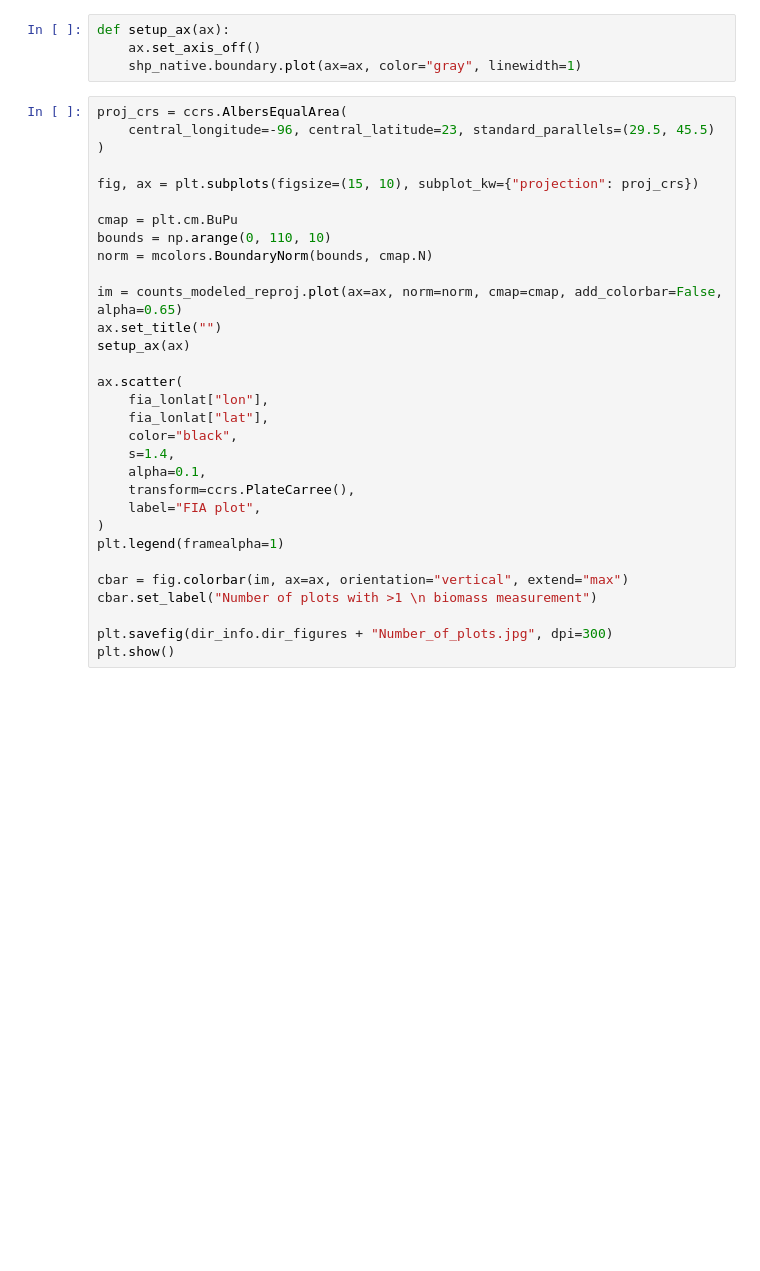
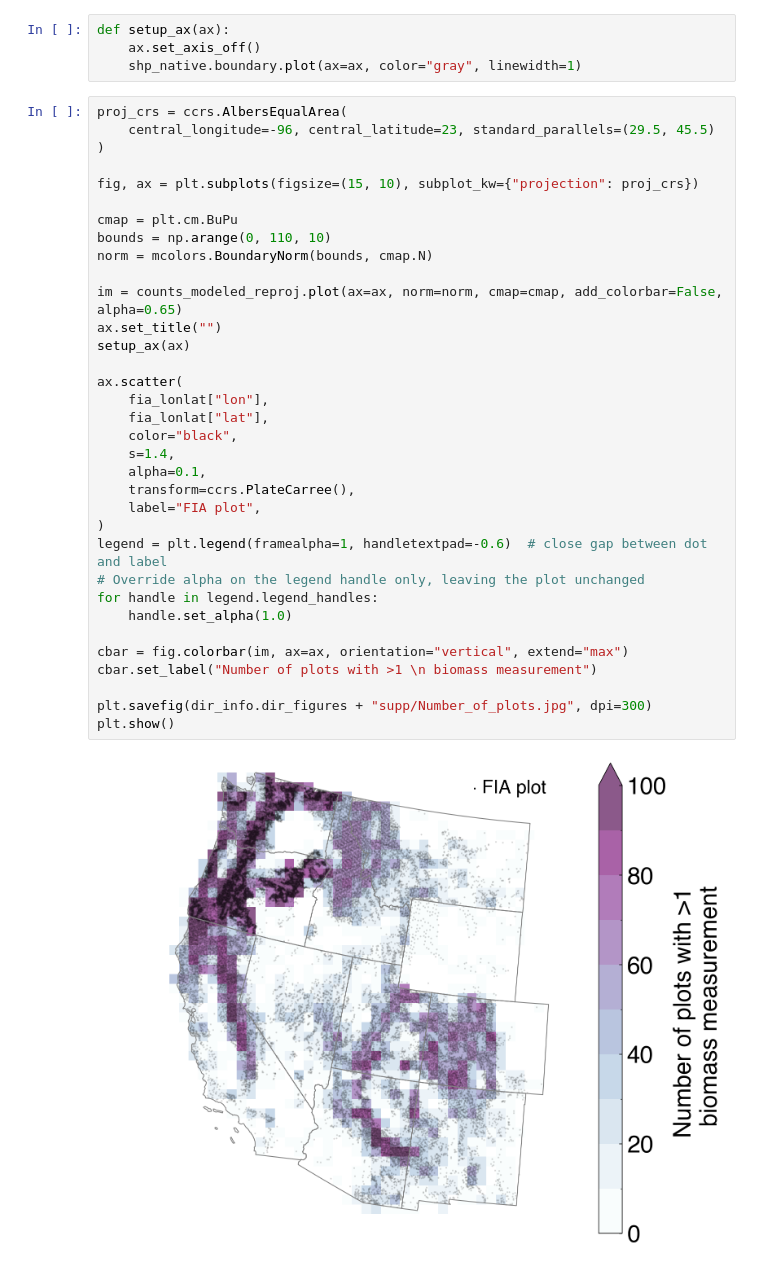
Before and after one commit to carbonplan/western-us-biomass, a Jupyter notebook: nbs/4_make_figures/supplement/Figure_S_Number_of_plots.ipynb, the cells around one changed output. Cells and saved outputs as stored; diff of their text form; blank space fills up the shorter version.

Commit message:
Fix FIA plot legend

```diff
--- a/nbs/4_make_figures/supplement/Figure_S_Number_of_plots.ipynb
+++ b/nbs/4_make_figures/supplement/Figure_S_Number_of_plots.ipynb
@@ -40,31 +40,36 @@ def setup_ax(ax):
 # %%
 proj_crs = ccrs.AlbersEqualArea(
     central_longitude=-96, central_latitude=23, standard_parallels=(29.5, 45.5)
 )
 
 fig, ax = plt.subplots(figsize=(15, 10), subplot_kw={"projection": proj_crs})
 
 cmap = plt.cm.BuPu
 bounds = np.arange(0, 110, 10)
 norm = mcolors.BoundaryNorm(bounds, cmap.N)
 
 im = counts_modeled_reproj.plot(ax=ax, norm=norm, cmap=cmap, add_colorbar=False, alpha=0.65)
 ax.set_title("")
 setup_ax(ax)
 
 ax.scatter(
     fia_lonlat["lon"],
     fia_lonlat["lat"],
     color="black",
     s=1.4,
     alpha=0.1,
     transform=ccrs.PlateCarree(),
     label="FIA plot",
 )
-plt.legend(framealpha=1)
+legend = plt.legend(framealpha=1, handletextpad=-0.6)  # close gap between dot and label
+# Override alpha on the legend handle only, leaving the plot unchanged
+for handle in legend.legend_handles:
+    handle.set_alpha(1.0)
 
 cbar = fig.colorbar(im, ax=ax, orientation="vertical", extend="max")
 cbar.set_label("Number of plots with >1 \n biomass measurement")
 
-plt.savefig(dir_info.dir_figures + "Number_of_plots.jpg", dpi=300)
+plt.savefig(dir_info.dir_figures + "supp/Number_of_plots.jpg", dpi=300)
 plt.show()
+# %% [output]
+[figure, added]
```
